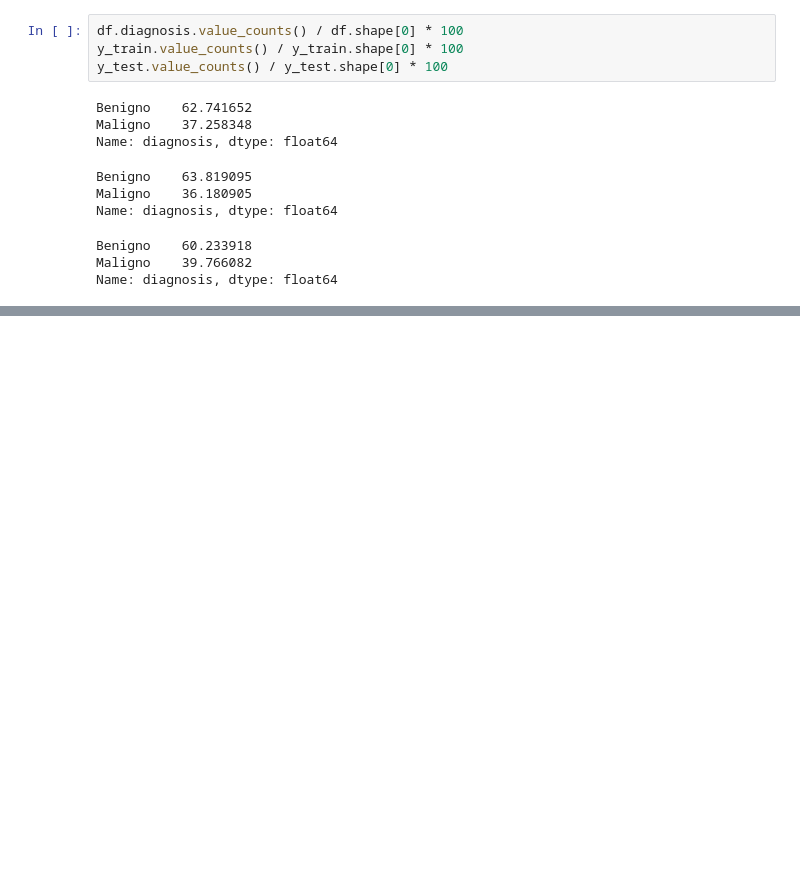
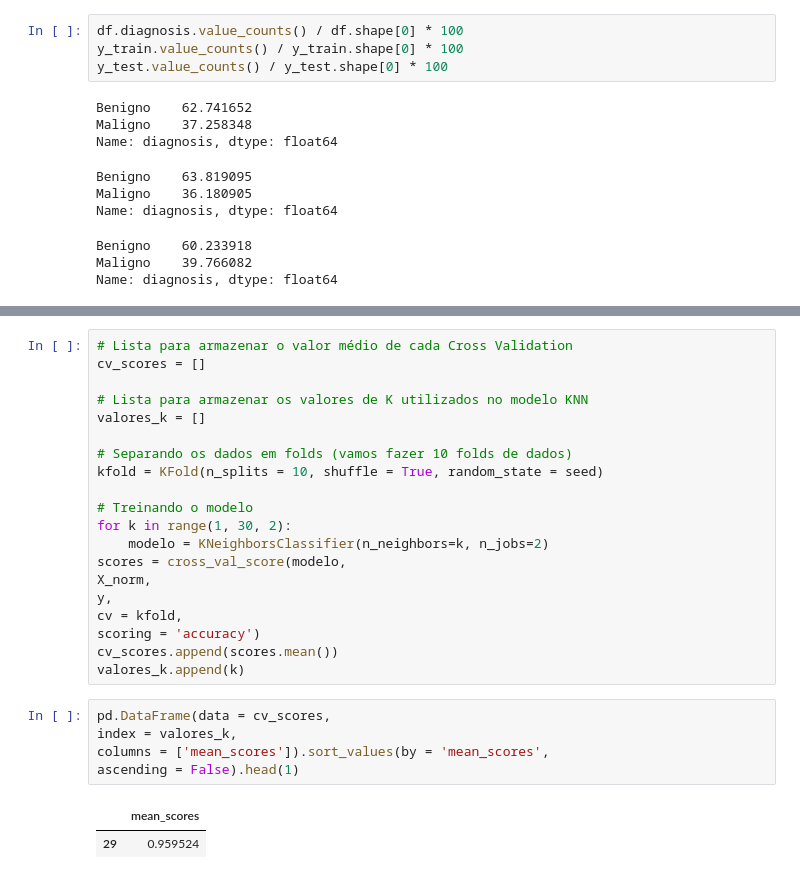
Before and after one commit to Marcelo-Maia-Dev/prevencao-cc-mama, a Jupyter notebook: Prevencao-cc-mama.ipynb, the cells around one changed output, grey strips where cells are left out. Cells and saved outputs as stored; diff of their text form; blank space fills up the shorter version.

```diff
--- a/Prevencao-cc-mama.ipynb
+++ b/Prevencao-cc-mama.ipynb
@@ -97,0 +134,28 @@ Name: diagnosis, dtype: float64
+# %%
+# Lista para armazenar o valor médio de cada Cross Validation
+cv_scores = []
+
+# Lista para armazenar os valores de K utilizados no modelo KNN
+valores_k = []
+
+# Separando os dados em folds (vamos fazer 10 folds de dados)
+kfold = KFold(n_splits = 10, shuffle = True, random_state = seed)
+
+# Treinando o modelo
+for k in range(1, 30, 2):
+    modelo = KNeighborsClassifier(n_neighbors=k, n_jobs=2)
+scores = cross_val_score(modelo,
+X_norm,
+y,
+cv = kfold,
+scoring = 'accuracy')
+cv_scores.append(scores.mean())
+valores_k.append(k)
+# %%
+pd.DataFrame(data = cv_scores,
+index = valores_k,
+columns = ['mean_scores']).sort_values(by = 'mean_scores',
+ascending = False).head(1)
+# %% [output]
+|  | mean_scores |
+| 29 | 0.959524 |
```
Also changed, not shown: parts of 4 cells of this notebook.
